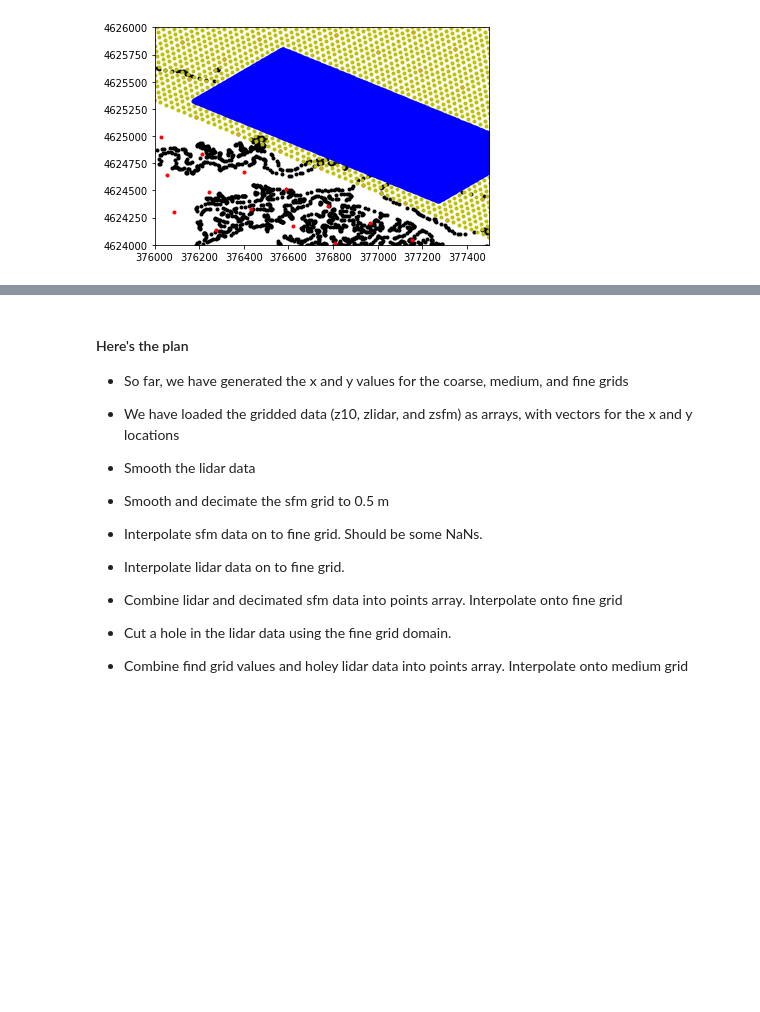
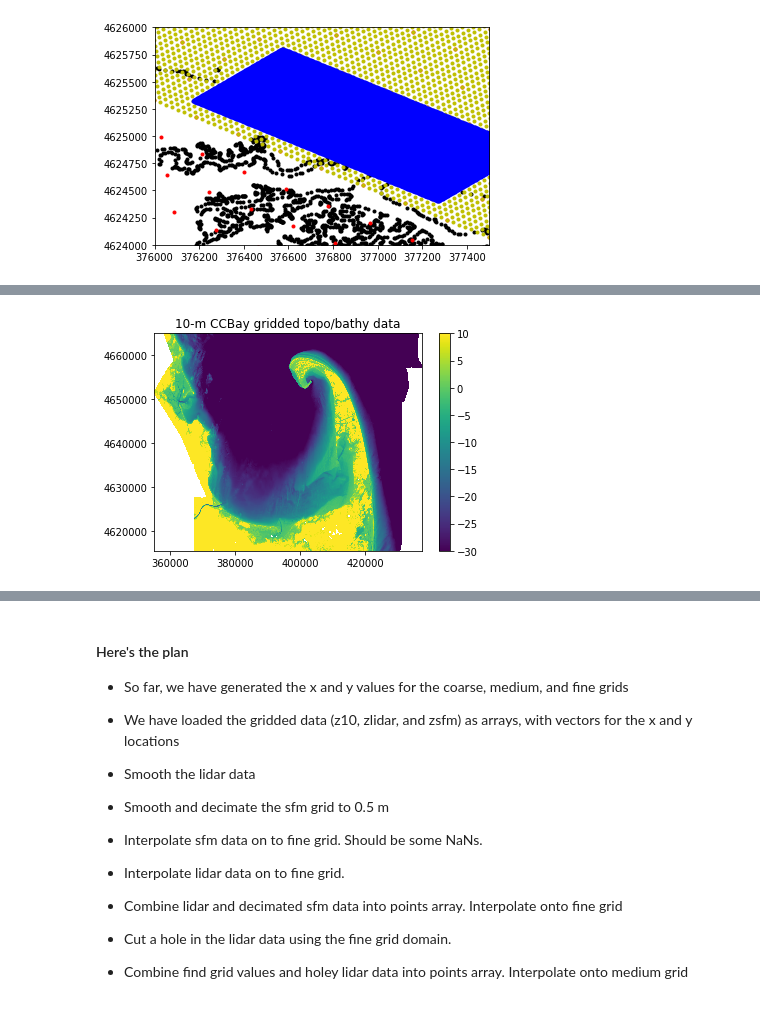
Before and after one commit to csherwood-usgs/CCBay, a Jupyter notebook: CCBay_grid_v1.ipynb, the cells around one changed output, grey strips where cells are left out. Drawn from its saved outputs; the diff is of its cells as text; code cells hidden in the pictures; blank space fills up the shorter version.

```diff
--- a/CCBay_grid_v1.ipynb
+++ b/CCBay_grid_v1.ipynb
@@ -262,0 +290,6 @@ Wall time: 4.64 s
+# %%
+plt.pcolormesh(x10,y10,z10,vmin=-30,vmax=10)
+plt.title('10-m CCBay gridded topo/bathy data')
+plt.colorbar();
+# %% [output]
+[figure, added]
```
Also changed, not shown: parts of 51 cells of this notebook.
